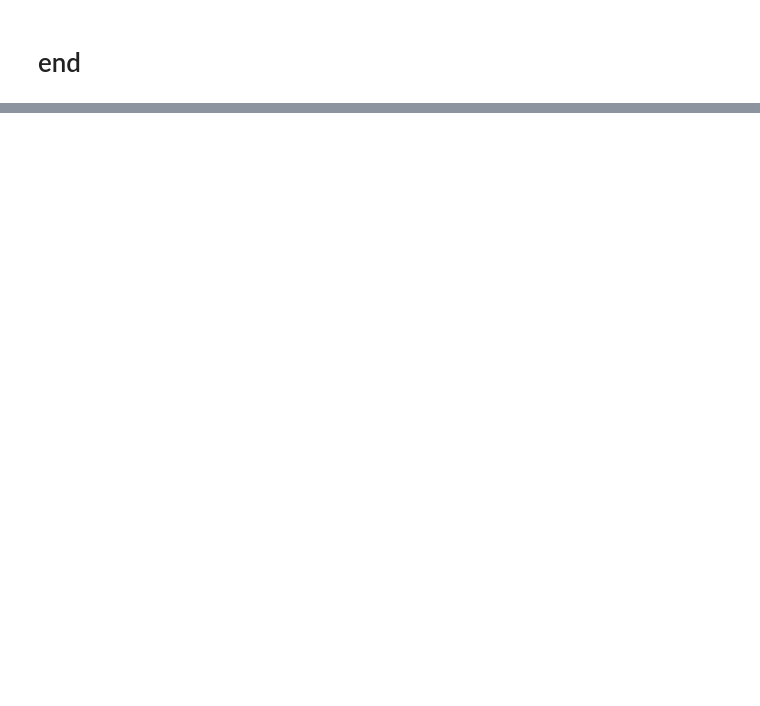
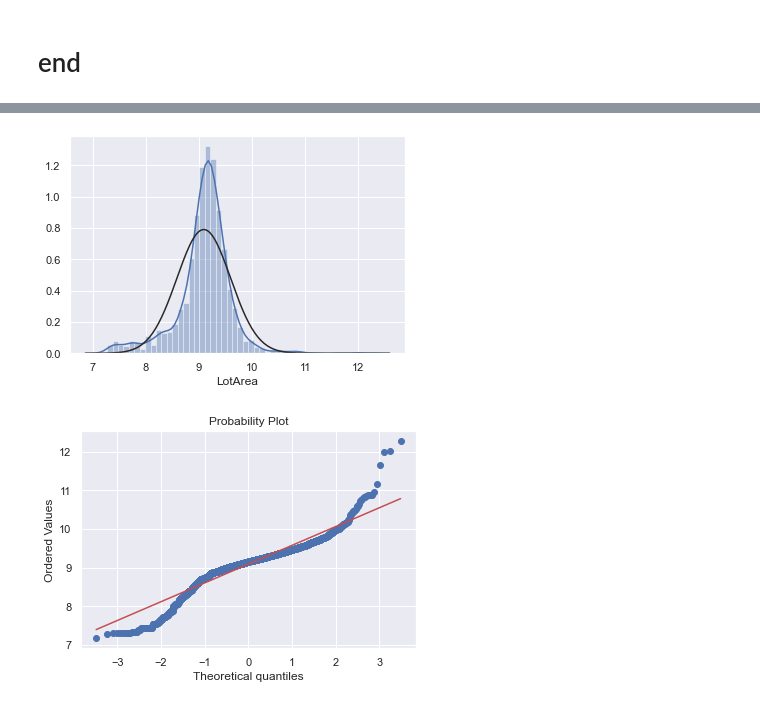
Before and after one commit to pshappycle/Home_Value_Predictor, a Jupyter notebook: Daniel/iteration2.ipynb, the cells around one changed output, grey strips where cells are left out. Saved outputs shown, nothing was run; the diff lists cells and outputs as text; code cells hidden in the pictures; blank space fills up the shorter version.

```diff
--- a/Daniel/iteration2.ipynb
+++ b/Daniel/iteration2.ipynb
@@ -327,0 +383,8 @@ Text(0.5, 1.0, 'Residual Plot')
+# %%
+training_df[var] = np.log(training_df[var])
+sns.distplot(training_df[training_df[var]>0][var], fit=norm);
+fig = plt.figure()
+res = stats.probplot(training_df[training_df[var]>0][var],plot=plt)
+# %% [output]
+[figure, added]
+[figure, added]
```
Also changed, not shown: parts of 36 cells of this notebook, 1 other file.
